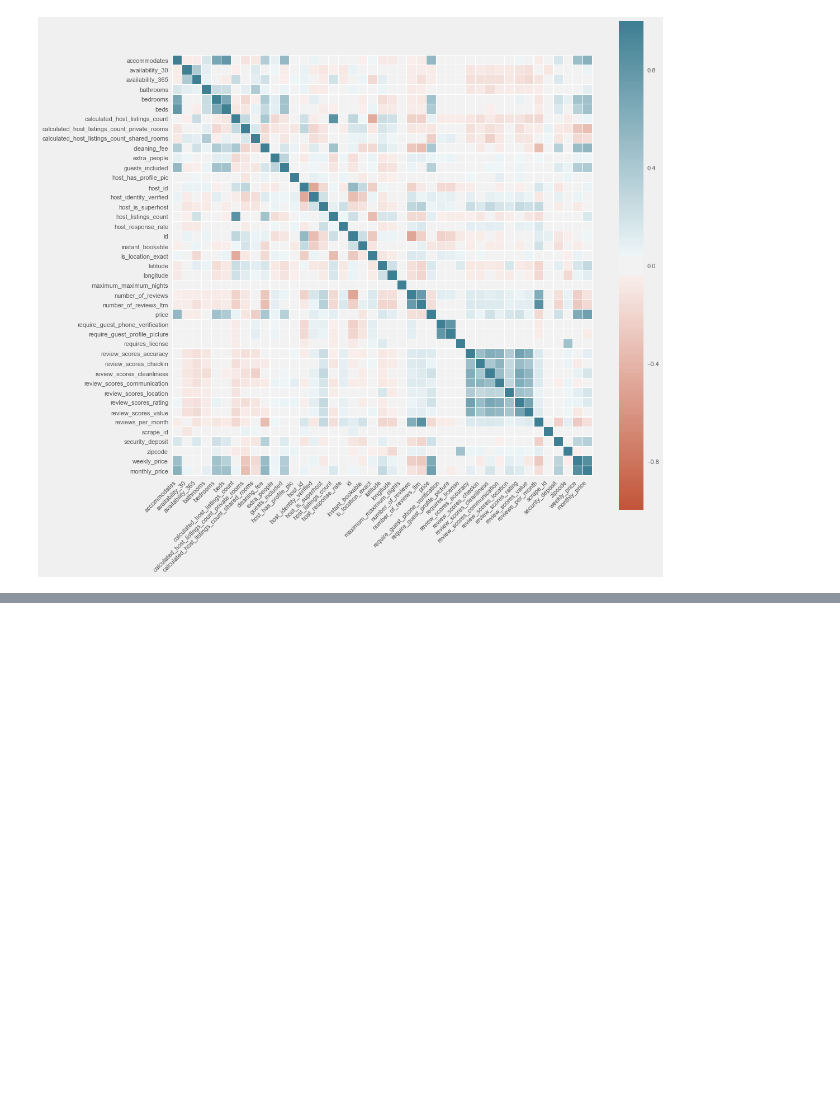
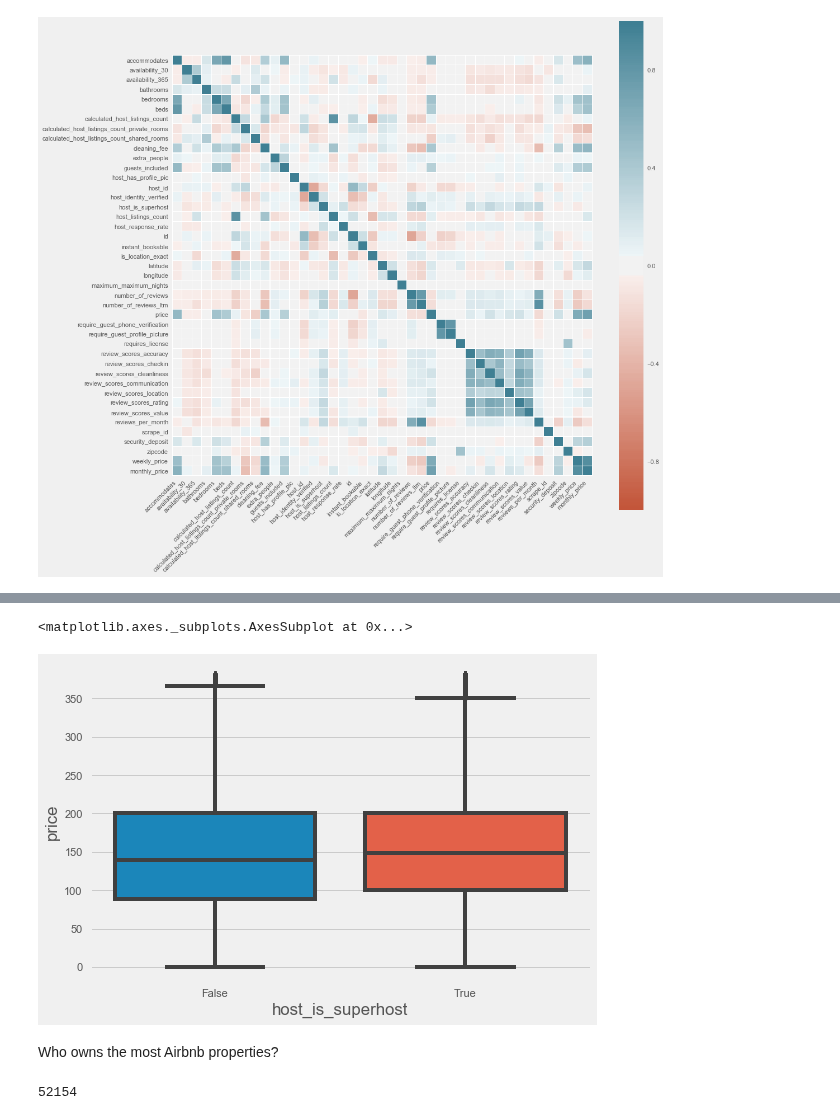
Before and after one commit to KishenSharma6/Airbnb-SF, a Jupyter notebook: Project Codes/03. Exploratory Data Analysis/12_27_2019_EDA.ipynb, the cells around one changed output, grey strips where cells are left out. Cells and saved outputs as stored; diff of their text form; code cells hidden in the pictures; blank space fills up the shorter version.

```diff
--- a/Project Codes/03. Exploratory Data Analysis/12_27_2019_EDA.ipynb
+++ b/Project Codes/03. Exploratory Data Analysis/12_27_2019_EDA.ipynb
@@ -321,0 +313,11 @@ ax.set_xticklabels(
+# %%
+sns.boxplot( x = 'host_is_superhost', y='price', data = listings)
+# %% [output]
+<matplotlib.axes._subplots.AxesSubplot at 0x...>
+[figure, added]
+# %% [markdown]
+Who owns the most Airbnb properties?
+# %%
+len(listings[listings.host_is_superhost == False])
+# %% [output]
+52154
```
Also changed, not shown: parts of 15 cells of this notebook, 1 other file.
